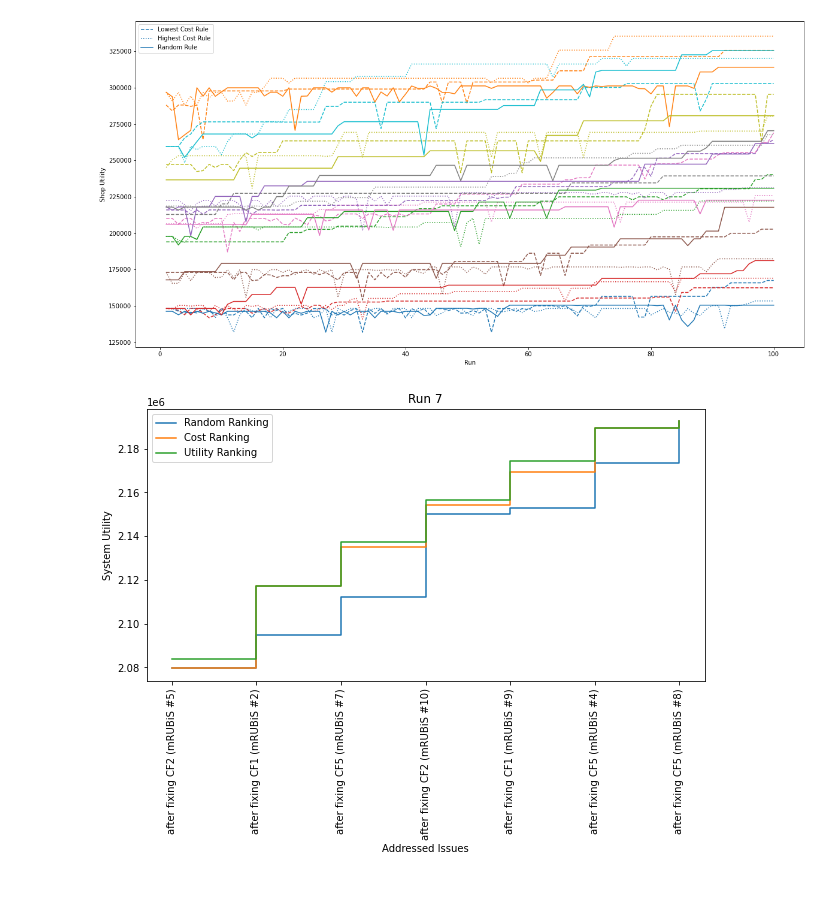
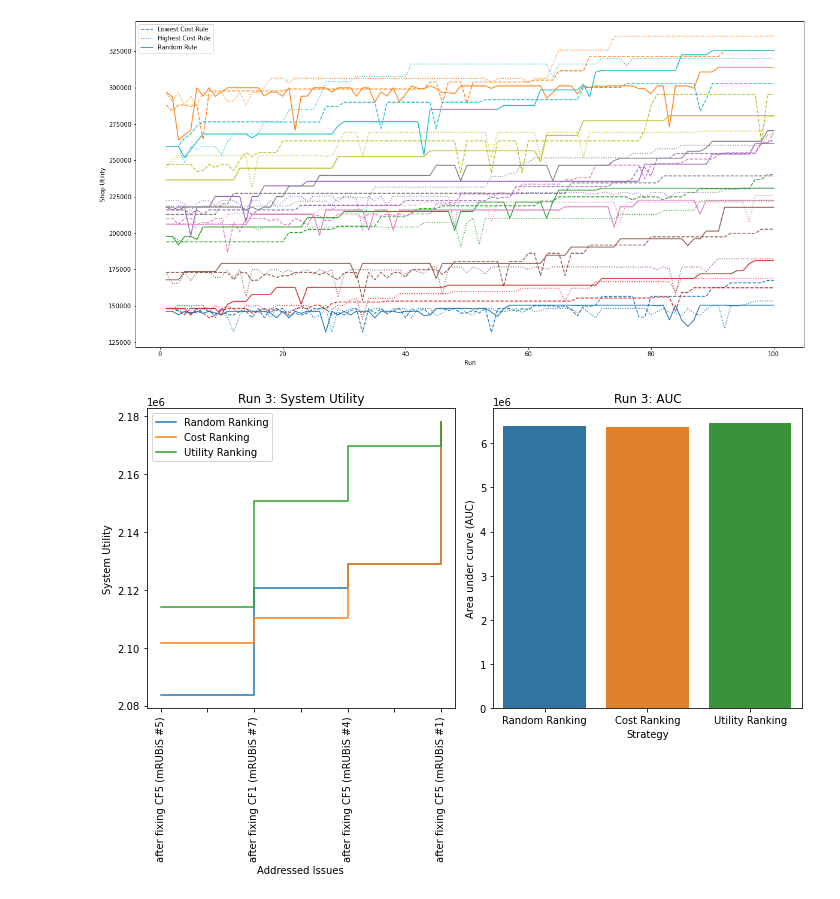
Before and after one commit to Phimanu/MachineLearningControl, a Jupyter notebook: mrubis_controller/performance_plots.ipynb, the cells around one changed output. Saved outputs shown, nothing was run; the diff lists cells and outputs as text; code cells hidden in the pictures.

Commit message:
Add one more plot

```diff
--- a/mrubis_controller/performance_plots.ipynb
+++ b/mrubis_controller/performance_plots.ipynb
@@ -84,25 +84,33 @@ def replicate_issue_ranking(df, run, strategy='utility'):
     return example_fixes
 # %%
 def plot_strategies_per_run(df, run):
-    fig, ax = plt.subplots(figsize=(10,5))
+    fig, axs = plt.subplots(nrows=1, ncols=2, figsize=(10,7))
     plotting_map = {
         'Random Ranking': 'random',
         'Cost Ranking': 'cost',
         'Utility Ranking': 'utility',
     }
+    auc_values = {}
     for label, strategy in plotting_map.items():
-        replicate_issue_ranking(df, run, strategy).plot(
+        ranked_issues = replicate_issue_ranking(df, run, strategy)
+        ranked_issues.plot(
             x='combined_index',
             y='estimated_system_utility',
             drawstyle='steps-post',
             rot=90,
-            ax=ax,
+            ax=axs[0],
             label=label
         )
+        auc_values[label] = ranked_issues['auc'].max()
 
-    ax.set(xlabel='Addressed Issues', ylabel='System Utility', title=f'Run {run}')
+    sns.barplot(data=pd.DataFrame(auc_values, index=[0]), ax=axs[1])
+
+    axs[0].set(xlabel='Addressed Issues', ylabel='System Utility', title=f'Run {run}: System Utility')
+    axs[1].set(xlabel='Strategy', ylabel='Area under curve (AUC)', title=f'Run {run}: AUC')
+
+    fig.tight_layout()
     return fig
 # %%
-plot_strategies_per_run(low_u_df, 7);
+plot_strategies_per_run(low_u_df, 3);
 # %% [output]
-[figure, old version]
+[figure, new version]
```
Also changed, not shown: parts of 4 cells of this notebook.
